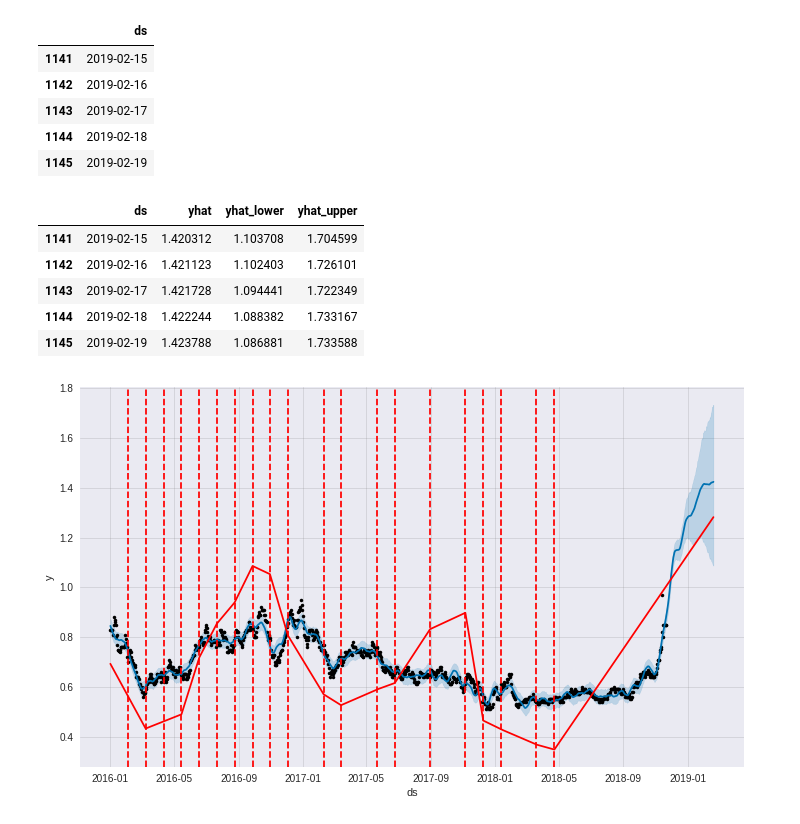
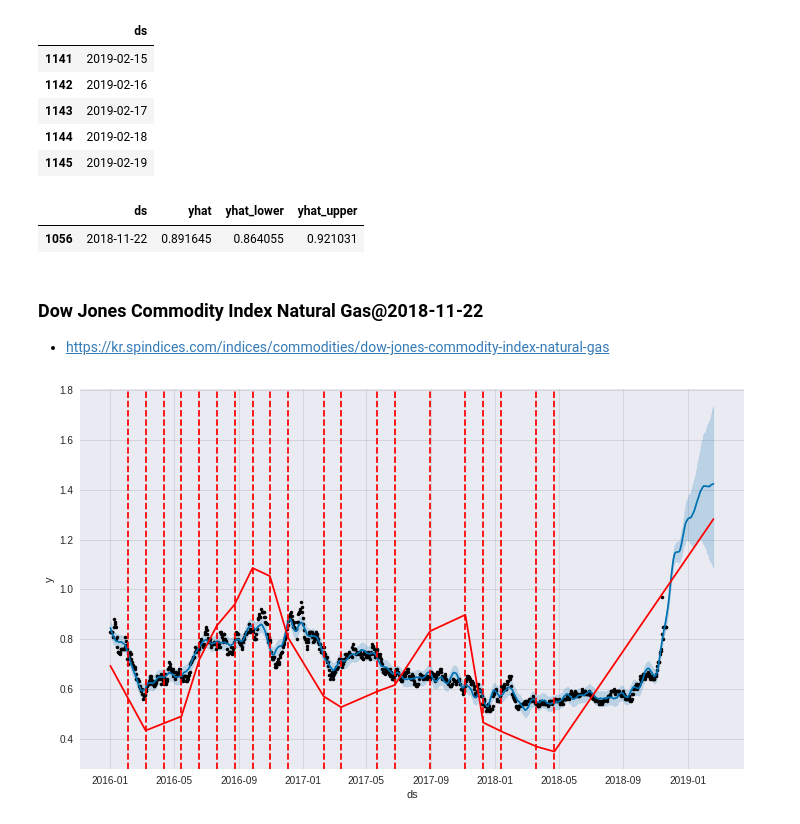
Before and after one commit to amun83/Financial-Data-Science, a Jupyter notebook: FD102_Forecasting_Natural_Gas_ETN_Prices.ipynb, the cells around one changed output. Saved outputs shown, nothing was run; the diff lists cells and outputs as text; code cells hidden in the pictures.

```diff
--- a/FD102_Forecasting_Natural_Gas_ETN_Prices.ipynb
+++ b/FD102_Forecasting_Natural_Gas_ETN_Prices.ipynb
@@ -546,14 +546,13 @@ future2.tail()
 | 1145 | 2019-02-19 |
 # %%
 forecast2 = fb2.predict(future2)
-forecast2[['ds', 'yhat', 'yhat_lower', 'yhat_upper']].tail()
+forecast2[['ds', 'yhat', 'yhat_lower', 'yhat_upper']][forecast2['ds'] == '2018-11-22']
 # %% [output]
 |  | ds | yhat | yhat_lower | yhat_upper |
-| 1141 | 2019-02-15 | 1.420312 | 1.103708 | 1.704599 |
-| 1142 | 2019-02-16 | 1.421123 | 1.102403 | 1.726101 |
-| 1143 | 2019-02-17 | 1.421728 | 1.094441 | 1.722349 |
-| 1144 | 2019-02-18 | 1.422244 | 1.088382 | 1.733167 |
-| 1145 | 2019-02-19 | 1.423788 | 1.086881 | 1.733588 |
+| 1056 | 2018-11-22 | 0.891645 | 0.864055 | 0.921031 |
+# %% [markdown]
+### Dow Jones Commodity Index Natural Gas@2018-11-22
+* https://kr.spindices.com/indices/commodities/dow-jones-commodity-index-natural-gas
 # %%
 fig2 = fb2.plot(forecast2)
 _ = add_changepoints_to_plot(fig2.gca(), fb2, forecast2)
```
